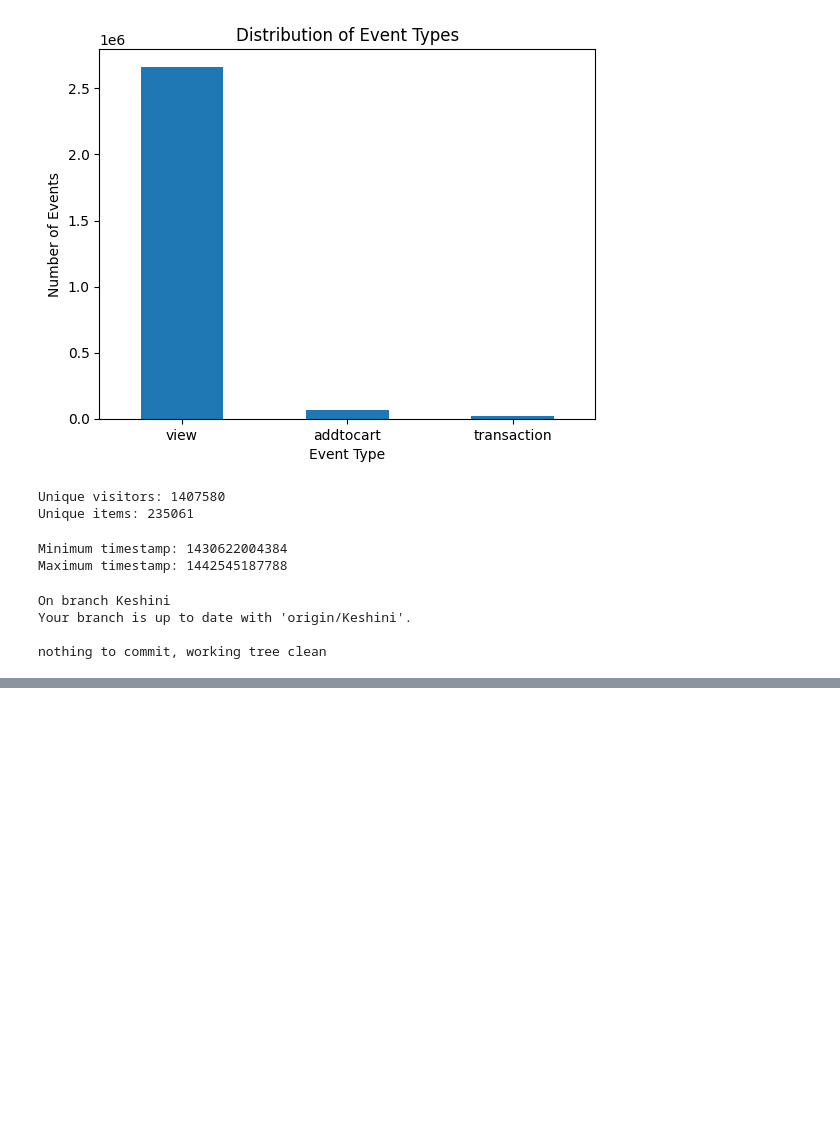
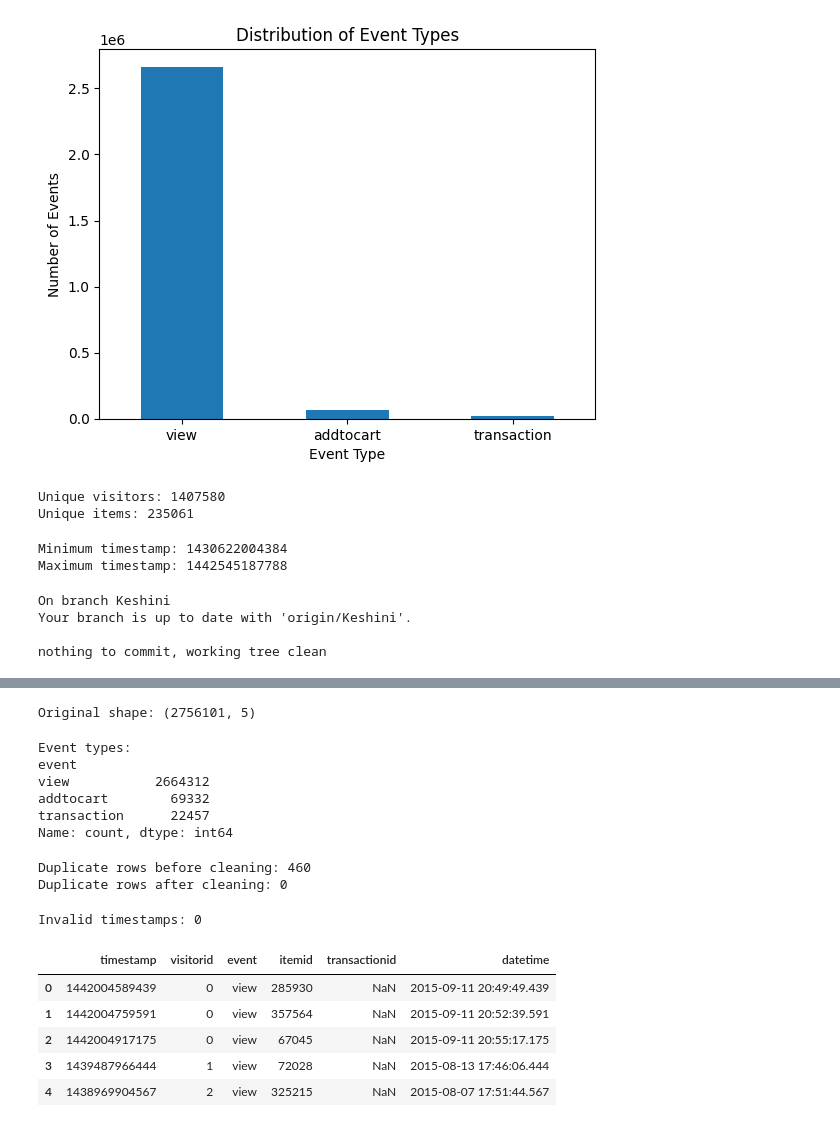
Before and after one commit to keshiniPaul/Ecommerce-purchase-prediction-DeepLearning, a Jupyter notebook: notebooks/Transformer_RetailRocket_Keshini.ipynb, the cells around one changed output, grey strips where cells are left out. Cells and saved outputs as stored; diff of their text form; code cells hidden in the pictures; blank space fills up the shorter version.

Commit message:
Implement event cleaning and timestamp preprocessing.

```diff
--- a/notebooks/Transformer_RetailRocket_Keshini.ipynb
+++ b/notebooks/Transformer_RetailRocket_Keshini.ipynb
@@ -342,0 +415,58 @@ nothing to commit, working tree clean
+# %%
+# ============================================
+# Data Cleaning
+# ============================================
+
+events_clean = events.copy()
+
+print("Original shape:", events_clean.shape)
+# %% [output]
+Original shape: (2756101, 5)
+# %%
+print("Event types:")
+print(events_clean["event"].value_counts(dropna=False))
+# %% [output]
+Event types:
+event
+view           2664312
+addtocart        69332
+transaction      22457
+Name: count, dtype: int64
+# %%
+duplicates_before = events_clean.duplicated().sum()
+
+events_clean = events_clean.drop_duplicates().copy()
+
+duplicates_after = events_clean.duplicated().sum()
+
+print("Duplicate rows before cleaning:", duplicates_before)
+print("Duplicate rows after cleaning:", duplicates_after)
+# %% [output]
+Duplicate rows before cleaning: 460
+Duplicate rows after cleaning: 0
+# %%
+events_clean["datetime"] = pd.to_datetime(
+    events_clean["timestamp"],
+    unit="ms",
+    errors="coerce"
+)
+# %%
+print(
+    "Invalid timestamps:",
+    events_clean["datetime"].isna().sum()
+)
+# %% [output]
+Invalid timestamps: 0
+# %%
+events_clean = events_clean.sort_values(
+    ["visitorid", "datetime"]
+).reset_index(drop=True)
+# %%
+events_clean.head()
+# %% [output]
+|  | timestamp | visitorid | event | itemid | transactionid | datetime |
+| 0 | 1442004589439 | 0 | view | 285930 | NaN | 2015-09-11 20:49:49.439 |
+| 1 | 1442004759591 | 0 | view | 357564 | NaN | 2015-09-11 20:52:39.591 |
+| 2 | 1442004917175 | 0 | view | 67045 | NaN | 2015-09-11 20:55:17.175 |
+| 3 | 1439487966444 | 1 | view | 72028 | NaN | 2015-08-13 17:46:06.444 |
+| 4 | 1438969904567 | 2 | view | 325215 | NaN | 2015-08-07 17:51:44.567 |
```
Also changed, not shown: parts of 9 cells of this notebook.
